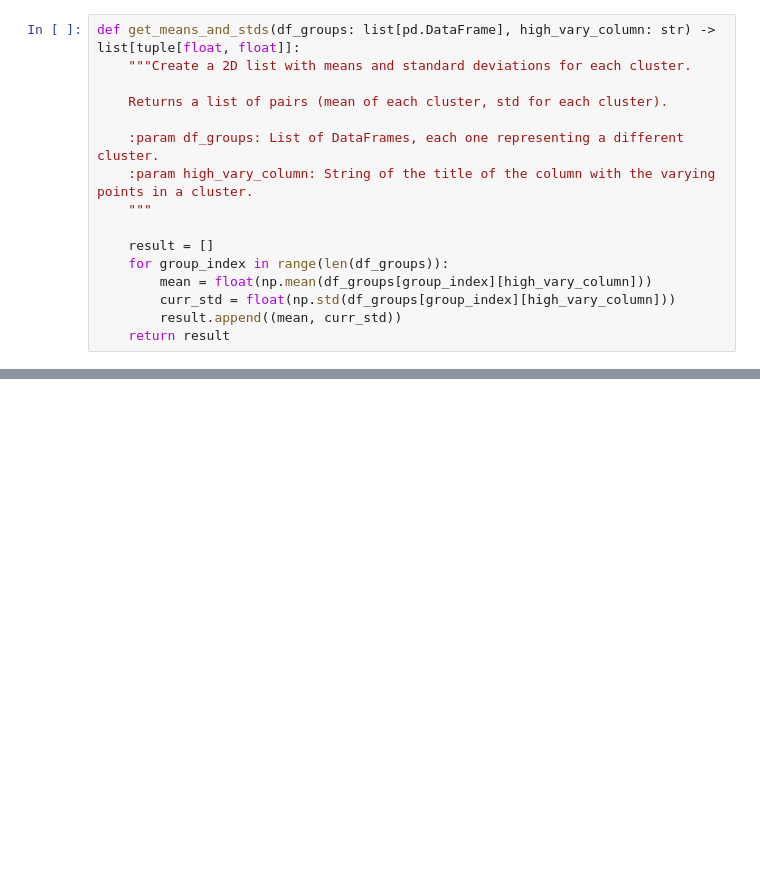
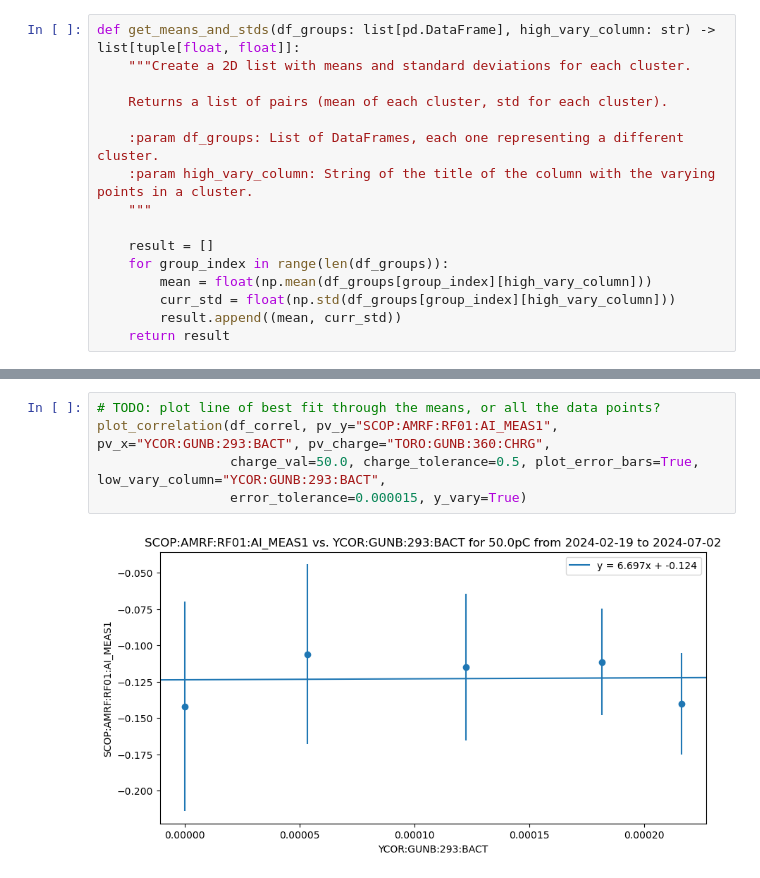
Before and after one commit to jpgtordilla/hombom24, a Jupyter notebook: archive-analysis/lcls-tools-plots/charge_separated_plots/production_dev_epics_archiver_filter.ipynb, the cells around one changed output, grey strips where cells are left out. Saved outputs shown, nothing was run; the diff lists cells and outputs as text; blank space fills up the shorter version.

```diff
--- a/archive-analysis/lcls-tools-plots/charge_separated_plots/production_dev_epics_archiver_filter.ipynb
+++ b/archive-analysis/lcls-tools-plots/charge_separated_plots/production_dev_epics_archiver_filter.ipynb
@@ -181,0 +240,7 @@ def plot_correlation(df: pd.DataFrame, pv_y: str, pv_x: str, pv_charge: str, cha
+# %%
+# TODO: plot line of best fit through the means, or all the data points?
+plot_correlation(df_correl, pv_y="SCOP:AMRF:RF01:AI_MEAS1", pv_x="YCOR:GUNB:293:BACT", pv_charge="TORO:GUNB:360:CHRG",
+                 charge_val=50.0, charge_tolerance=0.5, plot_error_bars=True, low_vary_column="YCOR:GUNB:293:BACT",
+                 error_tolerance=0.000015, y_vary=True)
+# %% [output]
+[figure, added]
```
Also changed, not shown: parts of 6 cells of this notebook.
